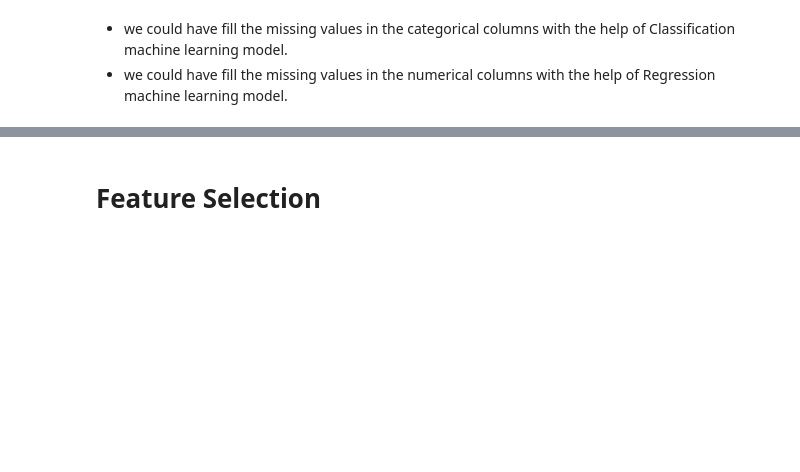
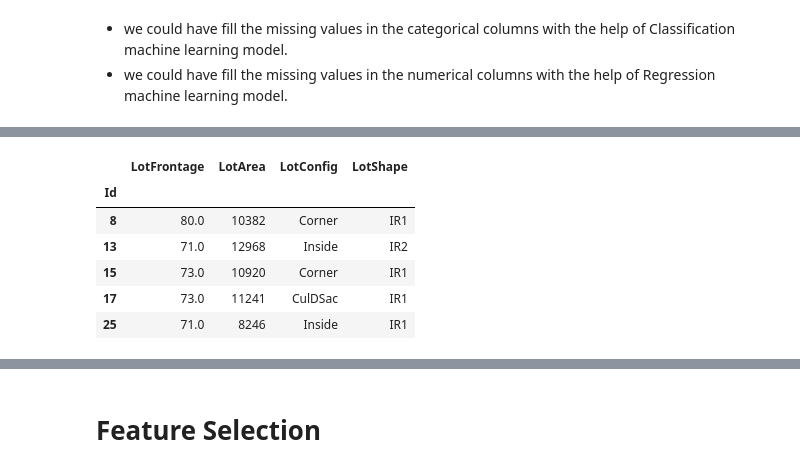
Before and after one commit to jenasandeep/Recreating-99-core_ML_Projects, a Jupyter notebook: 1-House Price Prediction/notebooks/1-initial-eda.ipynb, the cells around one changed output, grey strips where cells are left out. Cells and saved outputs as stored; diff of their text form; code cells hidden in the pictures; blank space fills up the shorter version.

```diff
--- a/1-House Price Prediction/notebooks/1-initial-eda.ipynb
+++ b/1-House Price Prediction/notebooks/1-initial-eda.ipynb
@@ -1990,0 +2007,2 @@ df.shape
+# %%
+df_grouped_median_imputed = df.copy()
@@ -1990,0 +2029,2 @@ df.shape
+# %%
+df_grouped_median_imputed['LotFrontage'] = df.groupby('Neighborhood')['LotFrontage'].transform(lambda x: x.fillna(x.median()))
@@ -1990,0 +2254,10 @@ df.shape
+# %%
+df_grouped_median_imputed.loc[null_indices][['LotFrontage','LotArea','LotConfig','LotShape']].head()
+# %% [output]
+|  | LotFrontage | LotArea | LotConfig | LotShape |
+| Id |  |  |  |  |
+| 8 | 80.0 | 10382 | Corner | IR1 |
+| 13 | 71.0 | 12968 | Inside | IR2 |
+| 15 | 73.0 | 10920 | Corner | IR1 |
+| 17 | 73.0 | 11241 | CulDSac | IR1 |
+| 25 | 71.0 | 8246 | Inside | IR1 |
```
Also changed, not shown: parts of 36 cells of this notebook, 12 other files.
